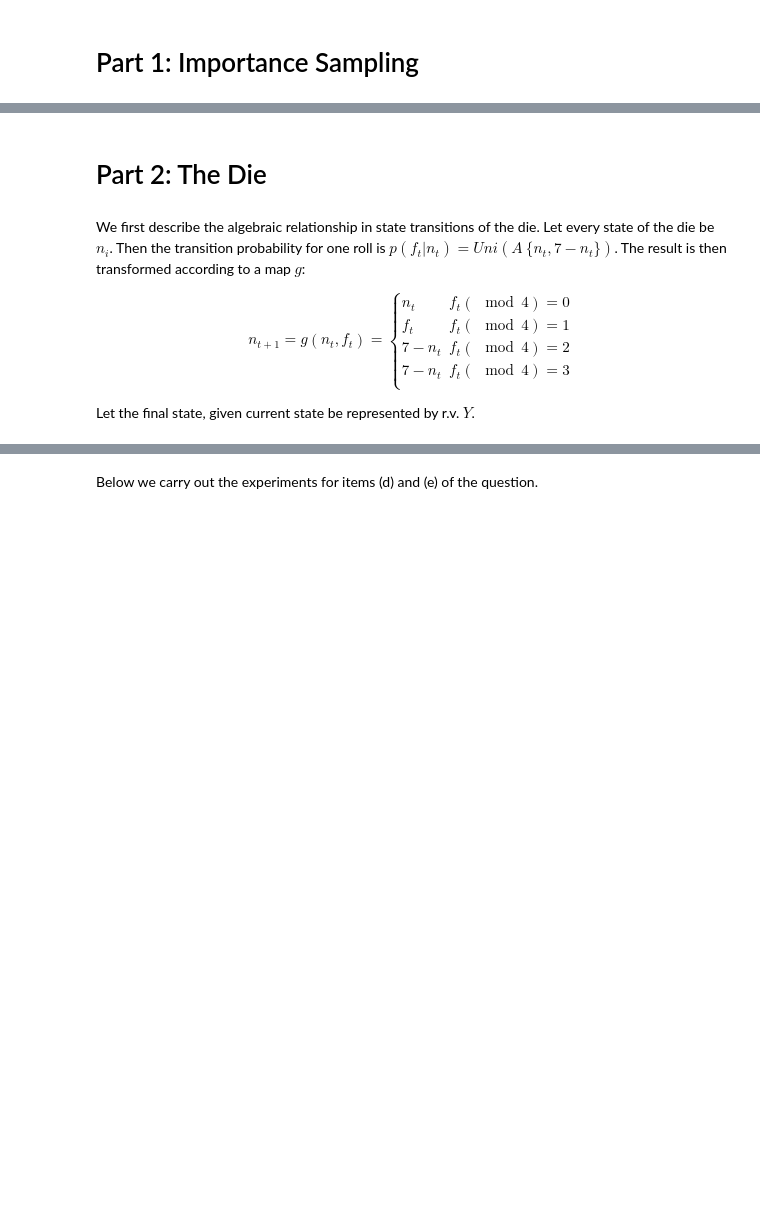
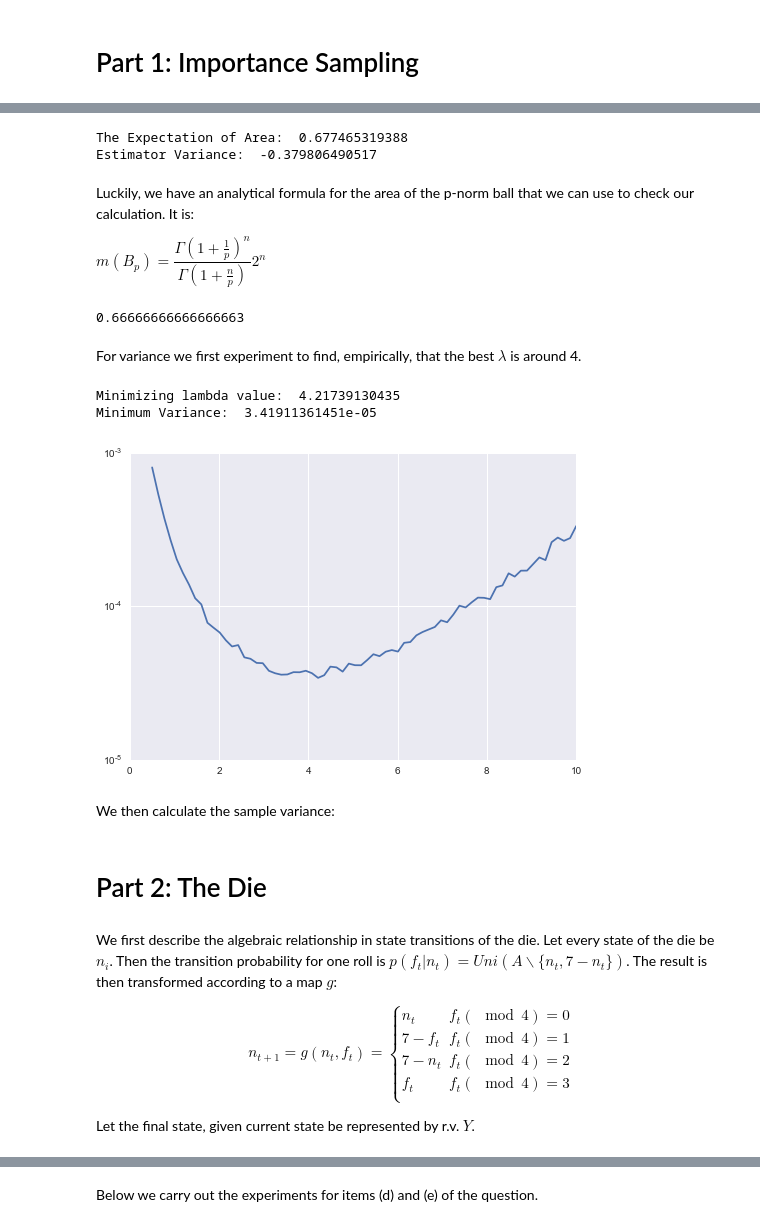
Before and after one commit to Bogazici-CMPE548-Spring2016/Cmpe548-Assignment2, a Jupyter notebook: HW2.ipynb, the cells around one changed output, grey strips where cells are left out. Drawn from its saved outputs; the diff is of its cells as text; code cells hidden in the pictures; blank space fills up the shorter version.

```diff
--- a/HW2.ipynb
+++ b/HW2.ipynb
@@ -2,0 +42,21 @@
+# %%
+mean, var = get_halfnorm_ball_area(4.)
+print "The Expectation of Area: ", mean
+print "Estimator Variance: ", var
+# %% [output]
+The Expectation of Area:  0.677465319388
+Estimator Variance:  -0.379806490517
+# %% [markdown]
+Luckily, we have an analytical formula for the area of the p-norm ball that we can use to check our calculation. It is:
+
+$m(B_{p}) = \dfrac{\Gamma(1 + \frac{1}{p})^n}{\Gamma(1 + \frac{n}{p})} 2^n$
+# %%
+def analytical_unit_ball_volume(p, n):
+    return 2**n * (sp.special.gamma(1. + (1./p))**n) / sp.special.gamma(1. + (n/p))
+
+# analytical_unit_ball_volume(2, 2) # pi!
+analytical_unit_ball_volume(.5,2) # close enough!
+# %% [output]
+0.66666666666666663
+# %% [markdown]
+For variance we first experiment to find, empirically, that the best $\lambda$ is around 4.
@@ -3,15 +71,27 @@
+# %%
+pl.semilogy()
+pl.plot(ls, variances)
+
+print "Minimizing lambda value: ", ls[np.argmin(variances)]
+print "Minimum Variance: ", np.min(variances)
+# %% [output]
+Minimizing lambda value:  4.21739130435
+Minimum Variance:  3.41911361451e-05
+[figure, added]
+# %% [markdown]
+We then calculate the sample variance:
 # %% [markdown]
 # Part 2: The Die
 # %% [markdown]
-We first describe the algebraic relationship in state transitions of the die. Let every state of the die be $n_i$. Then the transition probability for one roll is $p(f_t|n_t) = Uni(A \ \{n_t, 7-n_t\})$. The result is then transformed according to a map $g$:
+We first describe the algebraic relationship in state transitions of the die. Let every state of the die be $n_i$. Then the transition probability for one roll is $p(f_t|n_t) = Uni(A \backslash \{n_t, 7-n_t\})$. The result is then transformed according to a map $g$:
 
 $$
 n_{t+1} = g(n_t, f_t) =
 \begin{cases}
       n_t & f_t(\mod 4) = 0 \\
-      f_t & f_t(\mod 4) = 1 \\
+      7 -f_t & f_t(\mod 4) = 1 \\
       7 -n_t & f_t(\mod 4) = 2 \\
-      7 -n_t & f_t(\mod 4) = 3 \\
+      f_t & f_t(\mod 4) = 3 \\
    \end{cases}
 $$
 
```
Also changed, not shown: parts of 20 cells of this notebook, 1 other file.
